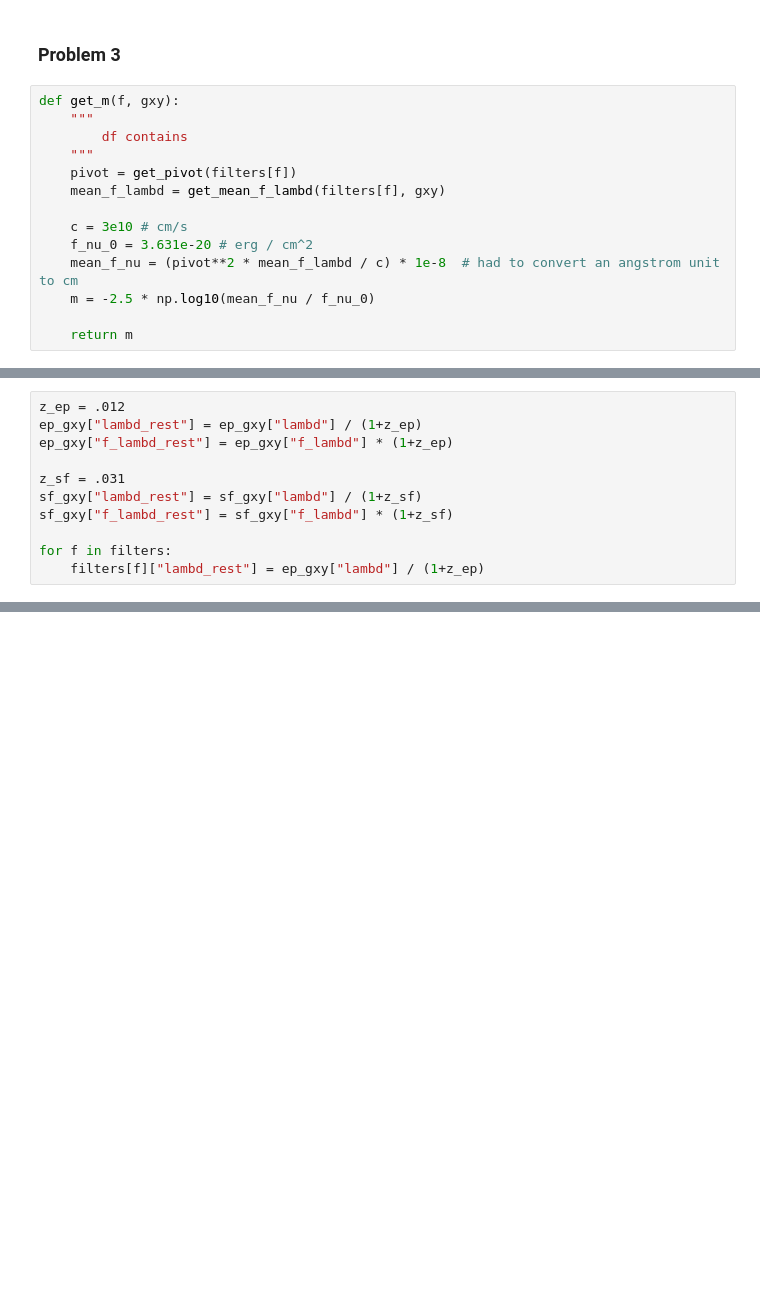
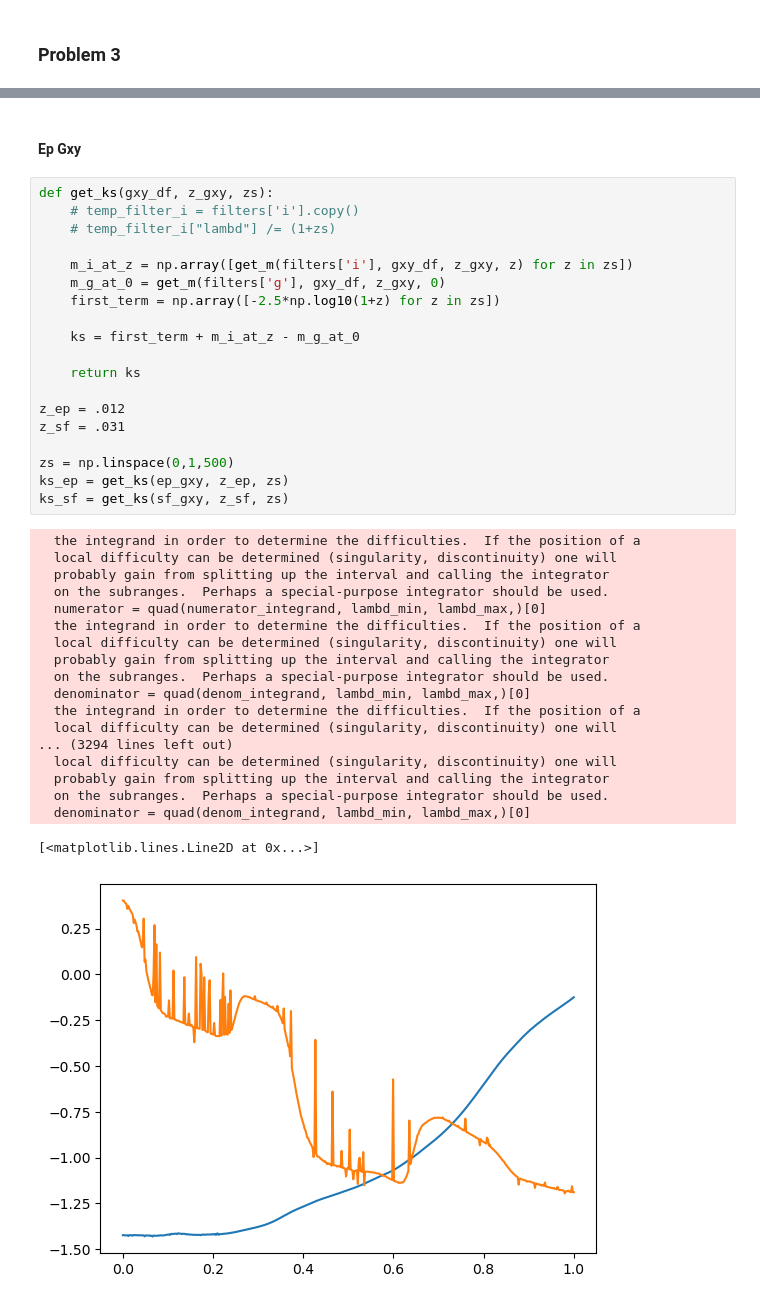
Before and after one commit to AutumnPearce/galaxies2025, a Jupyter notebook: hw2.ipynb, the cells around one changed output, grey strips where cells are left out. Drawn from its saved outputs; the diff is of its cells as text; blank space fills up the shorter version.

```diff
--- a/hw2.ipynb
+++ b/hw2.ipynb
@@ -249,17 +249,3 @@ ax.legend()
 [figure]
 # %% [markdown]
 ### Problem 3
-# %%
-def get_m(f, gxy):
-    """
-        df contains
-    """
-    pivot = get_pivot(filters[f])
-    mean_f_lambd = get_mean_f_lambd(filters[f], gxy)
-
-    c = 3e10 # cm/s
-    f_nu_0 = 3.631e-20 # erg / cm^2
-    mean_f_nu = (pivot**2 * mean_f_lambd / c) * 1e-8  # had to convert an angstrom unit to cm
-    m = -2.5 * np.log10(mean_f_nu / f_nu_0)
-
-    return m
@@ -282,11 +251,0 @@ def get_m(f, gxy, z):
-# %%
-z_ep = .012
-ep_gxy["lambd_rest"] = ep_gxy["lambd"] / (1+z_ep)
-ep_gxy["f_lambd_rest"] = ep_gxy["f_lambd"] * (1+z_ep)
-
-z_sf = .031
-sf_gxy["lambd_rest"] = sf_gxy["lambd"] / (1+z_sf)
-sf_gxy["f_lambd_rest"] = sf_gxy["f_lambd"] * (1+z_sf)
-
-for f in filters:
-    filters[f]["lambd_rest"] = ep_gxy["lambd"] / (1+z_ep)
@@ -292,0 +283,41 @@ for f in filters:
+# %% [markdown]
+#### Ep Gxy
+# %%
+def get_ks(gxy_df, z_gxy, zs):
+    # temp_filter_i = filters['i'].copy()
+    # temp_filter_i["lambd"] /= (1+zs)
+
+    m_i_at_z = np.array([get_m(filters['i'], gxy_df, z_gxy, z) for z in zs])
+    m_g_at_0 = get_m(filters['g'], gxy_df, z_gxy, 0)
+    first_term = np.array([-2.5*np.log10(1+z) for z in zs])
+
+    ks = first_term + m_i_at_z - m_g_at_0
+
+    return ks
+
+z_ep = .012
+z_sf = .031
+
+zs = np.linspace(0,1,500)
+ks_ep = get_ks(ep_gxy, z_ep, zs)
+ks_sf = get_ks(sf_gxy, z_sf, zs)
+# %% [output]
+  the integrand in order to determine the difficulties.  If the position of a
+  local difficulty can be determined (singularity, discontinuity) one will
+  probably gain from splitting up the interval and calling the integrator
+  on the subranges.  Perhaps a special-purpose integrator should be used.
+  numerator = quad(numerator_integrand, lambd_min, lambd_max,)[0]
+  the integrand in order to determine the difficulties.  If the position of a
+  local difficulty can be determined (singularity, discontinuity) one will
+  probably gain from splitting up the interval and calling the integrator
+  on the subranges.  Perhaps a special-purpose integrator should be used.
+  denominator = quad(denom_integrand, lambd_min, lambd_max,)[0]
+  the integrand in order to determine the difficulties.  If the position of a
+  local difficulty can be determined (singularity, discontinuity) one will
+... (3294 lines left out)
+  local difficulty can be determined (singularity, discontinuity) one will
+  probably gain from splitting up the interval and calling the integrator
+  on the subranges.  Perhaps a special-purpose integrator should be used.
+  denominator = quad(denom_integrand, lambd_min, lambd_max,)[0]
+[<matplotlib.lines.Line2D at 0x...>]
+[figure, added]
```
Also changed, not shown: parts of 5 cells of this notebook.
